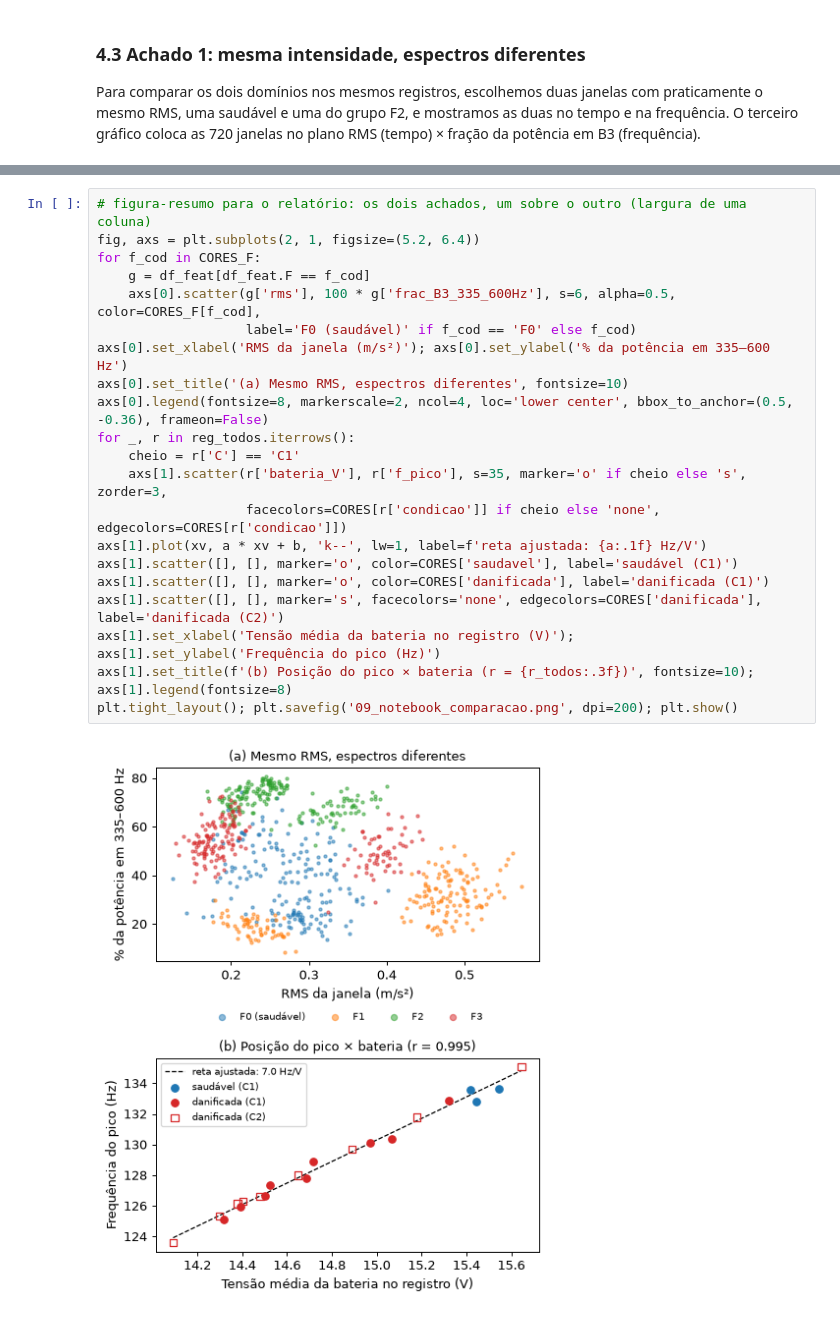
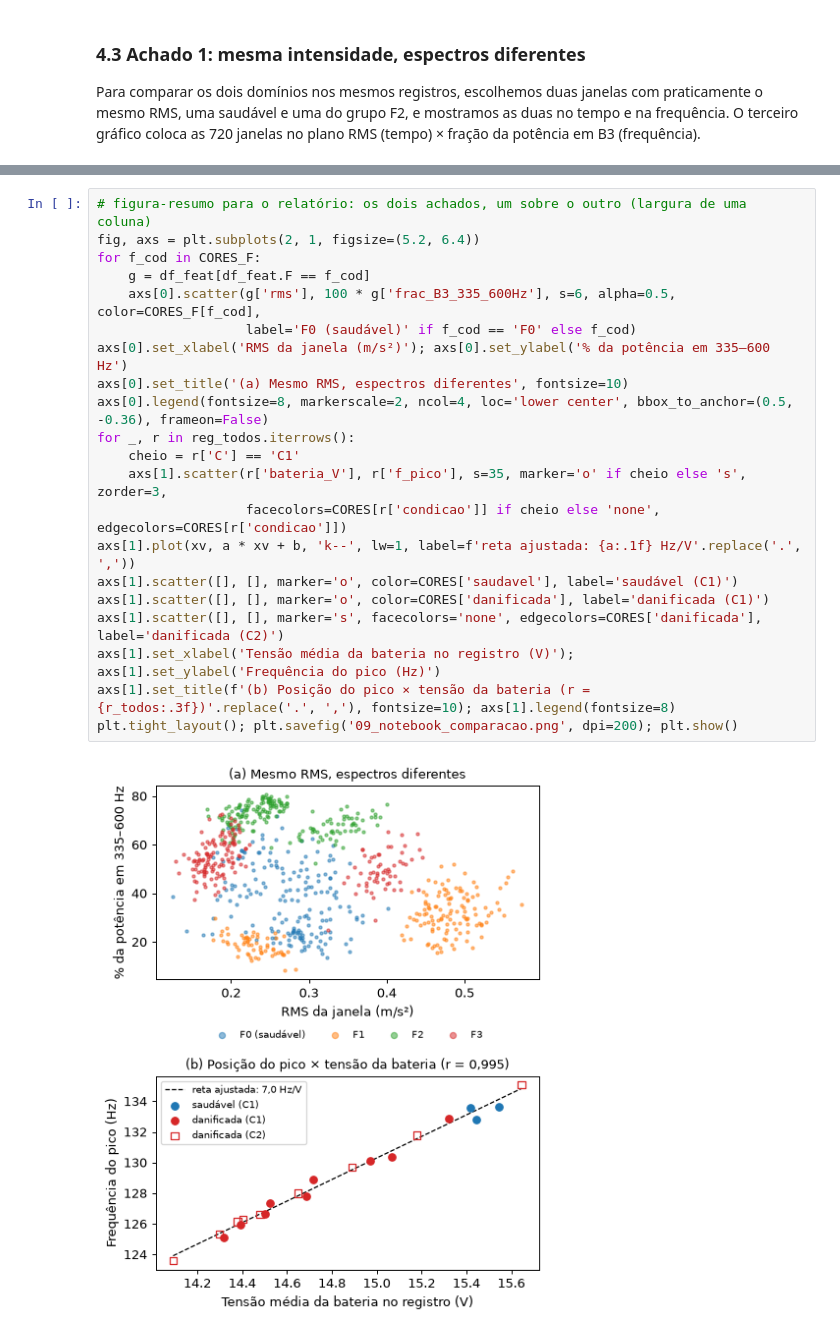
Before and after one commit to arthurbm/drone-analysis, a Jupyter notebook: repasses/secao4/colab_celulas.ipynb, the cells around one changed output, grey strips where cells are left out. Cells and saved outputs as stored; diff of their text form.

```diff
--- a/repasses/secao4/colab_celulas.ipynb
+++ b/repasses/secao4/colab_celulas.ipynb
@@ -320,26 +339,26 @@ Este é um caso em que a frequência revela algo que o tempo não mostra e, ao m
 # %%
 # figura-resumo para o relatório: os dois achados, um sobre o outro (largura de uma coluna)
 fig, axs = plt.subplots(2, 1, figsize=(5.2, 6.4))
 for f_cod in CORES_F:
     g = df_feat[df_feat.F == f_cod]
     axs[0].scatter(g['rms'], 100 * g['frac_B3_335_600Hz'], s=6, alpha=0.5, color=CORES_F[f_cod],
                    label='F0 (saudável)' if f_cod == 'F0' else f_cod)
 axs[0].set_xlabel('RMS da janela (m/s²)'); axs[0].set_ylabel('% da potência em 335–600 Hz')
 axs[0].set_title('(a) Mesmo RMS, espectros diferentes', fontsize=10)
 axs[0].legend(fontsize=8, markerscale=2, ncol=4, loc='lower center', bbox_to_anchor=(0.5, -0.36), frameon=False)
 for _, r in reg_todos.iterrows():
     cheio = r['C'] == 'C1'
     axs[1].scatter(r['bateria_V'], r['f_pico'], s=35, marker='o' if cheio else 's', zorder=3,
                    facecolors=CORES[r['condicao']] if cheio else 'none', edgecolors=CORES[r['condicao']])
-axs[1].plot(xv, a * xv + b, 'k--', lw=1, label=f'reta ajustada: {a:.1f} Hz/V')
+axs[1].plot(xv, a * xv + b, 'k--', lw=1, label=f'reta ajustada: {a:.1f} Hz/V'.replace('.', ','))
 axs[1].scatter([], [], marker='o', color=CORES['saudavel'], label='saudável (C1)')
 axs[1].scatter([], [], marker='o', color=CORES['danificada'], label='danificada (C1)')
 axs[1].scatter([], [], marker='s', facecolors='none', edgecolors=CORES['danificada'], label='danificada (C2)')
 axs[1].set_xlabel('Tensão média da bateria no registro (V)'); axs[1].set_ylabel('Frequência do pico (Hz)')
-axs[1].set_title(f'(b) Posição do pico × bateria (r = {r_todos:.3f})', fontsize=10); axs[1].legend(fontsize=8)
+axs[1].set_title(f'(b) Posição do pico × tensão da bateria (r = {r_todos:.3f})'.replace('.', ','), fontsize=10); axs[1].legend(fontsize=8)
 plt.tight_layout(); plt.savefig('09_notebook_comparacao.png', dpi=200); plt.show()
 # %% [output]
-[figure, old version]
+[figure, new version]
 # %% [markdown]
 ### **4.5 Características mais úteis e conjunto para a classificação**
 
```
Also changed, not shown: parts of 10 cells of this notebook, 9 other files.
